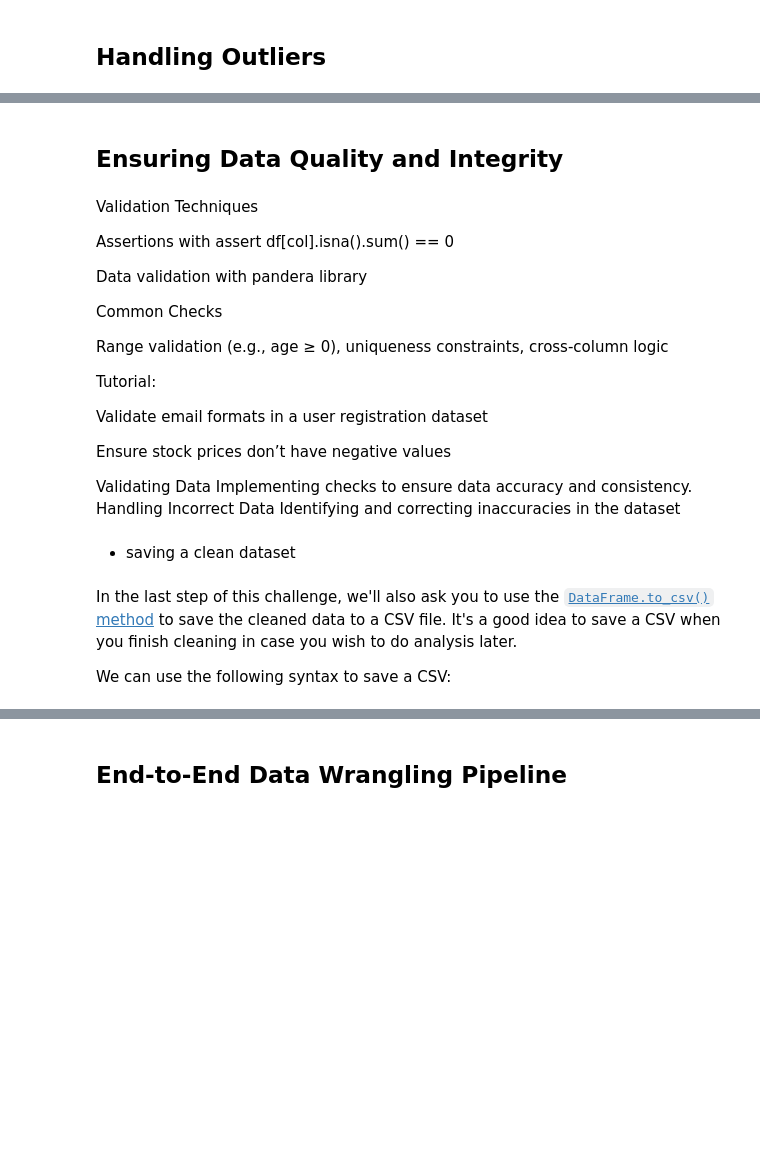
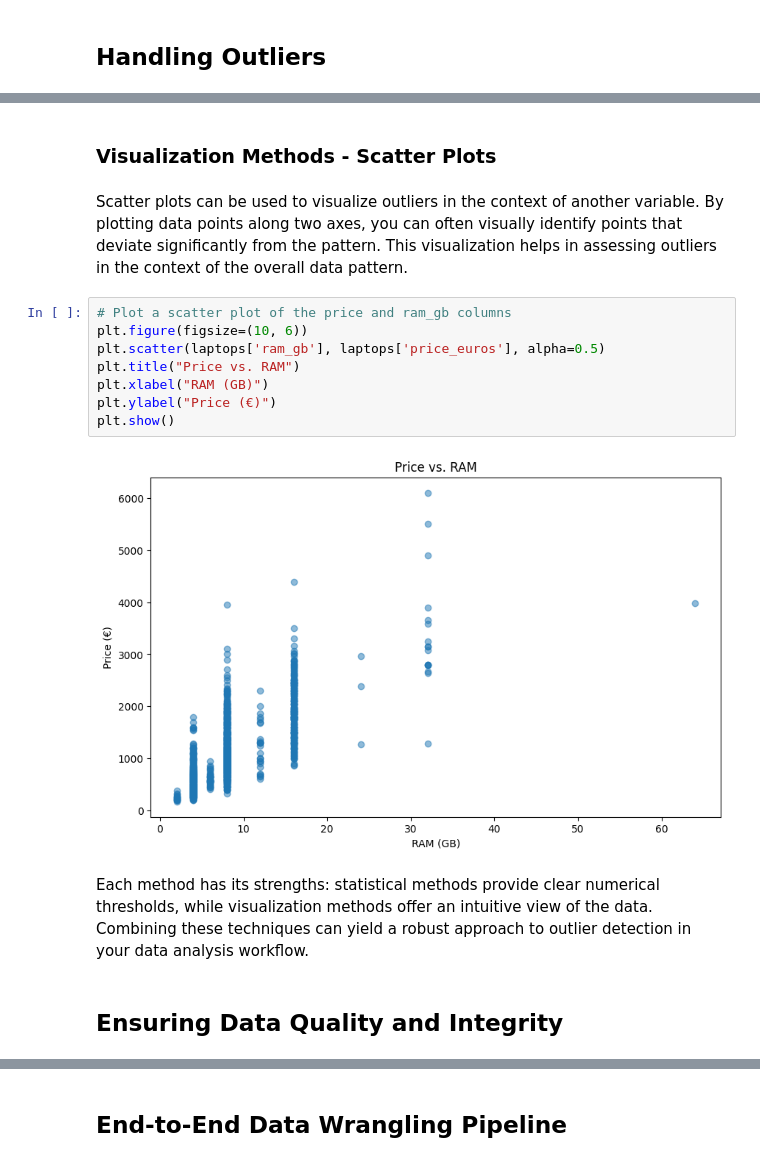
Before and after one commit to ervinstrmcnik/python-data-analytics, a Jupyter notebook: Part_05_Data_Wrangling_With_Pandas/Data_Wrangling_With_Pandas.ipynb, the cells around one changed output, grey strips where cells are left out. Cells and saved outputs as stored; diff of their text form; blank space fills up the shorter version.

```diff
--- a/Part_05_Data_Wrangling_With_Pandas/Data_Wrangling_With_Pandas.ipynb
+++ b/Part_05_Data_Wrangling_With_Pandas/Data_Wrangling_With_Pandas.ipynb
@@ -1218,29 +1991,18 @@ Practical Exercise: Identify and handle outliers in the dataset.
+# %% [markdown]
+### Visualization Methods - Scatter Plots
+# %% [markdown]
+Scatter plots can be used to visualize outliers in the context of another variable. By plotting data points along two axes, you can often visually identify points that deviate significantly from the pattern. This visualization helps in assessing outliers in the context of the overall data pattern.
+# %%
+# Plot a scatter plot of the price and ram_gb columns
+plt.figure(figsize=(10, 6))
+plt.scatter(laptops['ram_gb'], laptops['price_euros'], alpha=0.5)
+plt.title("Price vs. RAM")
+plt.xlabel("RAM (GB)")
+plt.ylabel("Price (€)")
+plt.show()
+# %% [output]
+[figure, added]
+# %% [markdown]
+Each method has its strengths: statistical methods provide clear numerical thresholds, while visualization methods offer an intuitive view of the data. Combining these techniques can yield a robust approach to outlier detection in your data analysis workflow.
 # %% [markdown]
 ## Ensuring Data Quality and Integrity
-# %% [markdown]
-Validation Techniques
-
-Assertions with assert df[col].isna().sum() == 0
-
-Data validation with pandera library
-
-Common Checks
-
-Range validation (e.g., age ≥ 0), uniqueness constraints, cross-column logic
-
-Tutorial:
-
-Validate email formats in a user registration dataset
-
-Ensure stock prices don’t have negative values
-
-Validating Data
-Implementing checks to ensure data accuracy and consistency.
-Handling Incorrect Data
-Identifying and correcting inaccuracies in the dataset
-# %% [markdown]
-- saving a clean dataset
-# %% [markdown]
-<p>In the last step of this challenge, we'll also ask you to use the <a target="_blank" href="http://pandas.pydata.org/pandas-docs/stable/generated/pandas.DataFrame.to_csv.html"><code>DataFrame.to_csv()</code> method</a> to save the cleaned data to a CSV file. It's a good idea to save a CSV when you finish cleaning in case you wish to do analysis later.</p>
-<p>We can use the following syntax to save a CSV:</p>
-</div>
```
Also changed, not shown: parts of 147 cells of this notebook, 6 other files.
